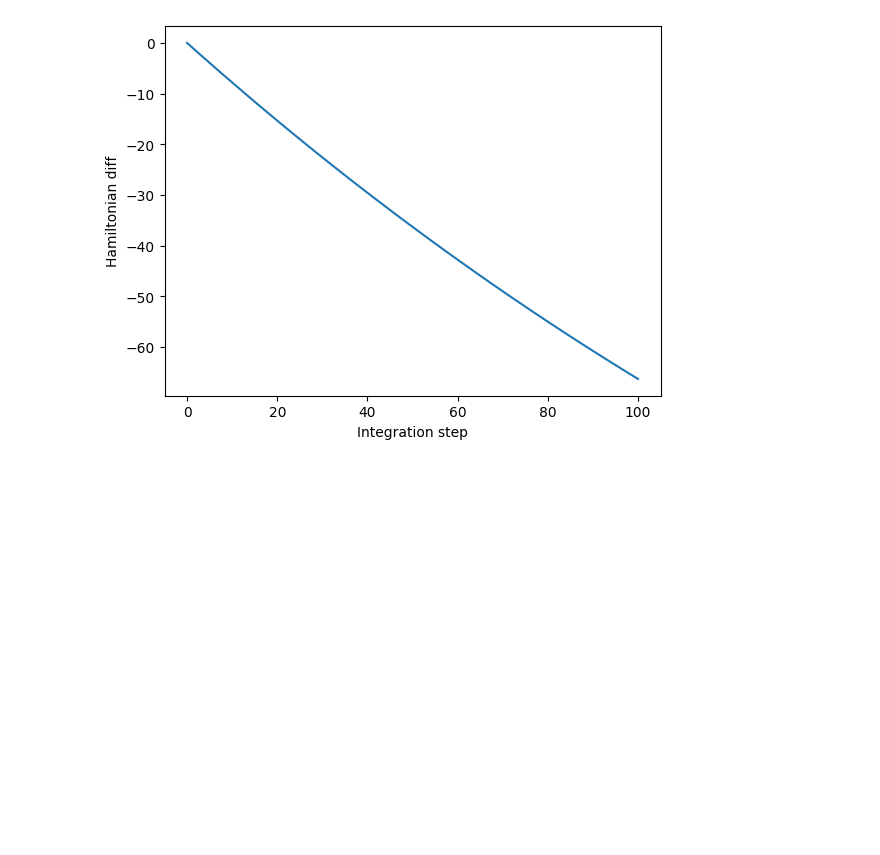
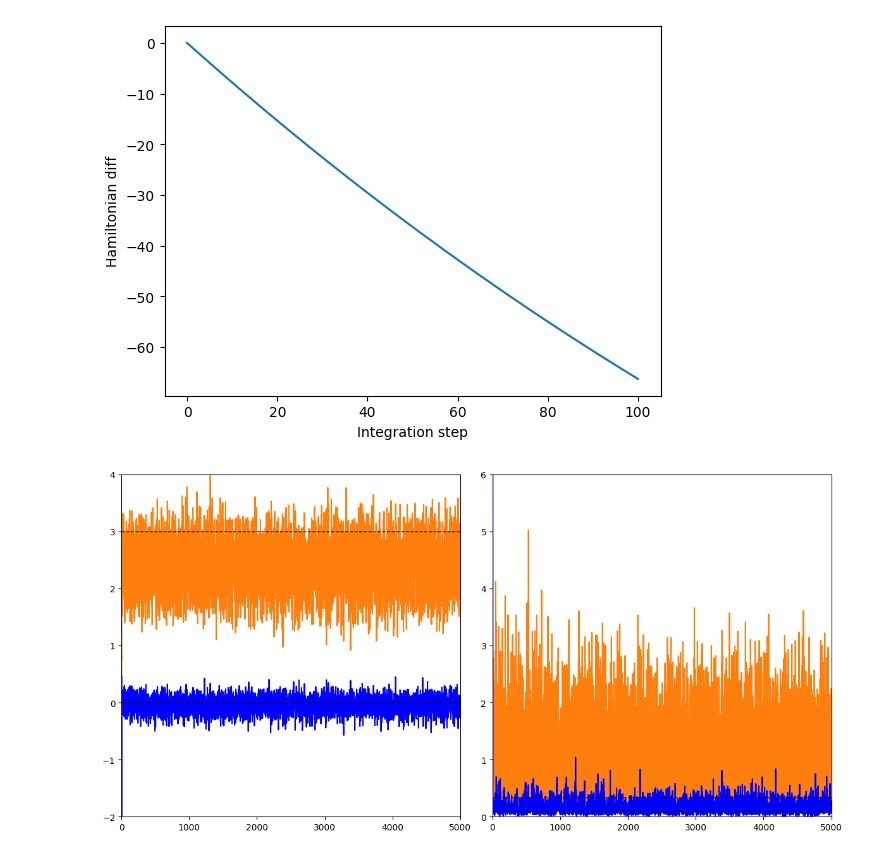
Before and after one commit to YedaCui/TSRLproject_JPMorgan, a Jupyter notebook: plot_Alenlov.ipynb, the cells around one changed output. Cells and saved outputs as stored; diff of their text form; code cells hidden in the pictures; blank space fills up the shorter version.

Commit message:
update figures

```diff
--- a/plot_Alenlov.ipynb
+++ b/plot_Alenlov.ipynb
@@ -54,3 +54,28 @@ plt.ylabel("Hamiltonian diff")
 plt.show()
 # %% [output]
 [figure]
+# %%
+hmc_grad_pmglmm = sampling.sampling(config_name="LHNN_pmglmm", sampler_type="PMHMC", initial_state=np.concat([utils.get_marginal_initial(),utils.get_latent_u(500*128)]), dim_marginal=13, num_samples=100, burnin=1000, chains=1, epsilon=0.005, L=5,
+         sample_path = "/home/ycui/Documents/TSRLproject_JPMorgan/samples/grad_hmc_pmglmm_priornarr_all_5000.pkl")
+
+
+fig, axes = plt.subplots(1, 2, figsize=(12, 6))
+
+axes[0].plot(hmc_grad_pmglmm.samples[0][:,8], color='tab:orange')  # Orange line
+axes[0].plot(hmc_grad_pmglmm.samples[0][:,9], color='blue')  # Blue line
+axes[0].axhline(y=3, color='k', linestyle='--', linewidth=1)  # Dashed horizontal line
+axes[0].axhline(y=0, color='k', linestyle='--', linewidth=1)  # Dashed horizontal line
+axes[0].set_xlim(0, 5000)
+axes[0].set_ylim(-2, 4)
+
+axes[1].plot(np.exp(-hmc_grad_pmglmm.samples[0][:,10]), color='tab:orange')  # Orange line
+axes[1].plot(np.exp(-hmc_grad_pmglmm.samples[0][:,11]), color='blue')  # Blue line
+axes[1].axhline(y=1/10, color='k', linestyle='--', linewidth=1)  # Dashed horizontal line
+axes[1].axhline(y=1/3, color='k', linestyle='--', linewidth=1)  # Dashed horizontal line
+axes[1].set_xlim(0, 5000)
+axes[1].set_ylim(0, 6)
+
+plt.tight_layout()
+plt.show()
+# %% [output]
+[figure, added]
```
Also changed, not shown: parts of 1 cell of this notebook, 2 other files.
